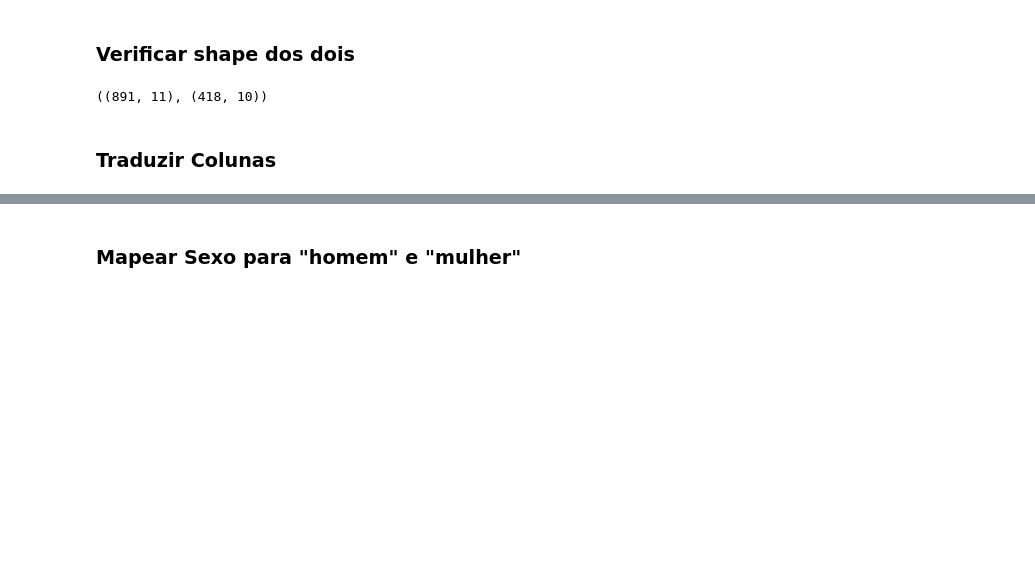
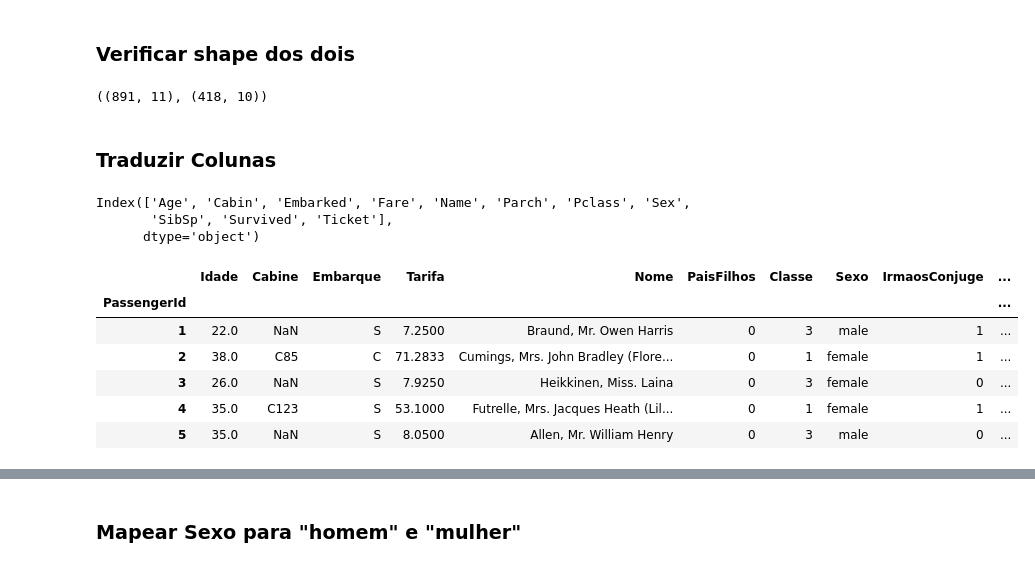
Before and after one commit to phillrog/py-machine-learning, a Jupyter notebook: notebooks/11 - Classificação Técnicas Avançadas de ML/Classificacao Tecnicas Avancadas de ML.ipynb, the cells around one changed output, grey strips where cells are left out. Cells and saved outputs as stored; diff of their text form; code cells hidden in the pictures; blank space fills up the shorter version.

```diff
--- a/notebooks/11 - Classificação Técnicas Avançadas de ML/Classificacao Tecnicas Avancadas de ML.ipynb
+++ b/notebooks/11 - Classificação Técnicas Avançadas de ML/Classificacao Tecnicas Avancadas de ML.ipynb
@@ -82,8 +82,29 @@ test.set_index('PassengerId', inplace=True)
 train.shape, test.shape
 # %% [output]
 ((891, 11), (418, 10))
+# %%
+data = pd.concat([train,test], sort=True)
 # %% [markdown]
 ### Traduzir Colunas
+# %%
+data.columns
+# %% [output]
+Index(['Age', 'Cabin', 'Embarked', 'Fare', 'Name', 'Parch', 'Pclass', 'Sex',
+       'SibSp', 'Survived', 'Ticket'],
+      dtype='object')
+# %%
+data.columns = ['Idade', 'Cabine', 'Embarque', 'Tarifa', 'Nome', 'PaisFilhos', 'Classe', 'Sexo',
+       'IrmaosConjuge', 'Sobreviveu', 'Bilhete']
+# %%
+data.head()
+# %% [output]
+|  | Idade | Cabine | Embarque | Tarifa | Nome | PaisFilhos | Classe | Sexo | IrmaosConjuge | ... |
+| PassengerId |  |  |  |  |  |  |  |  |  | ... |
+| 1 | 22.0 | NaN | S | 7.2500 | Braund, Mr. Owen Harris | 0 | 3 | male | 1 | ... |
+| 2 | 38.0 | C85 | C | 71.2833 | Cumings, Mrs. John Bradley (Flore... | 0 | 1 | female | 1 | ... |
+| 3 | 26.0 | NaN | S | 7.9250 | Heikkinen, Miss. Laina | 0 | 3 | female | 0 | ... |
+| 4 | 35.0 | C123 | S | 53.1000 | Futrelle, Mrs. Jacques Heath (Lil... | 0 | 1 | female | 1 | ... |
+| 5 | 35.0 | NaN | S | 8.0500 | Allen, Mr. William Henry | 0 | 3 | male | 0 | ... |
 # %% [markdown]
  <a name="mapsex"></a>
 # %% [markdown]
```
